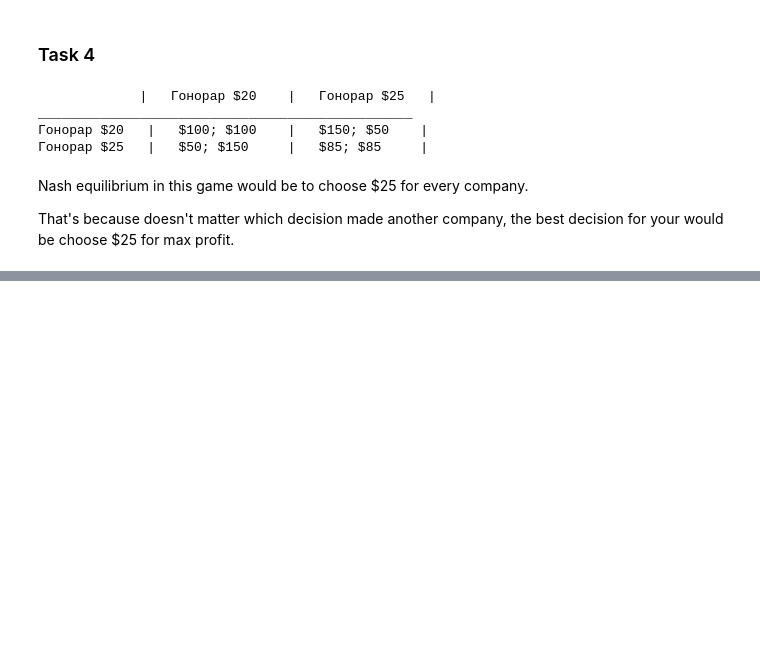
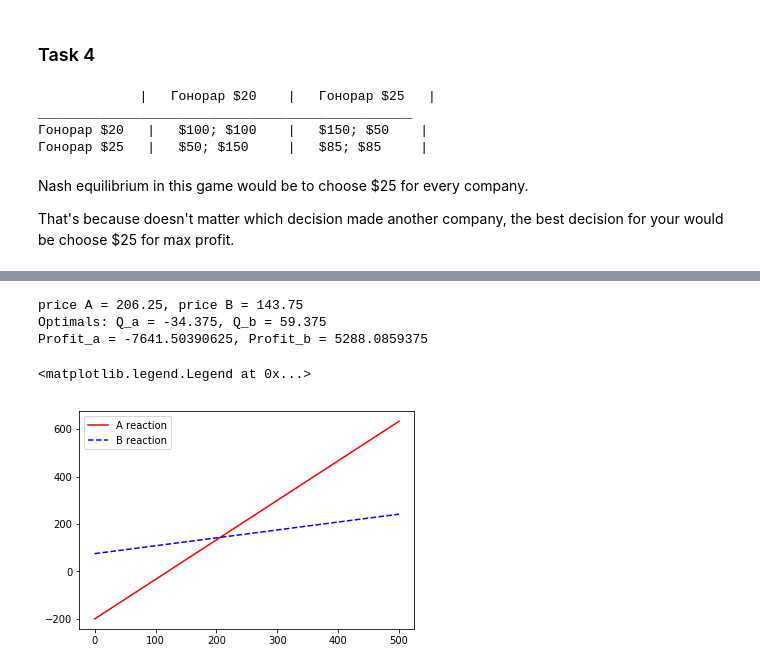
Before and after one commit to Bilchuck/business-analytic-tasks, a Jupyter notebook: BA_hw_3.ipynb, the cells around one changed output, grey strips where cells are left out. Cells and saved outputs as stored; diff of their text form; code cells hidden in the pictures; blank space fills up the shorter version.

```diff
--- a/BA_hw_3.ipynb
+++ b/BA_hw_3.ipynb
@@ -188,0 +277,36 @@ That's because doesn't matter which decision made another company, the best deci
+# %%
+p_a = 206.25
+p_b = 143.75
+
+Q_a = 100 - p_a + 0.5*p_b
+Q_b = 100 - p_b + 0.5*p_a
+
+TC_a = 600 + 10 * Q_a + 0.25 * Q_a**2
+TC_b = 25*Q_b+ 0.5*Q_b**2
+
+Profit_a = p_a*Q_a - TC_a
+Profit_b = p_b*Q_b - TC_b
+
+print(f"price A = {p_a}, price B = {p_b}")
+print(f"Optimals: Q_a = {Q_a}, Q_b = {Q_b}")
+print(f"Profit_a = {Profit_a}, Profit_b = {Profit_b}")
+# %% [output]
+price A = 206.25, price B = 143.75
+Optimals: Q_a = -34.375, Q_b = 59.375
+Profit_a = -7641.50390625, Profit_b = 5288.0859375
+# %%
+prices = np.arange(0,500, 0.1)
+
+reaction_a = 5*prices - 600
+reaction_a = reaction_a / 3
+
+reaction_b = prices + 225
+reaction_b = reaction_b / 3
+
+plt.plot(prices, reaction_a, "r-",  label="A reaction")
+plt.plot(prices, reaction_b, "b--", label="B reaction")
+
+plt.legend()
+# %% [output]
+<matplotlib.legend.Legend at 0x...>
+[figure, added]
```
Also changed, not shown: parts of 7 cells of this notebook.
